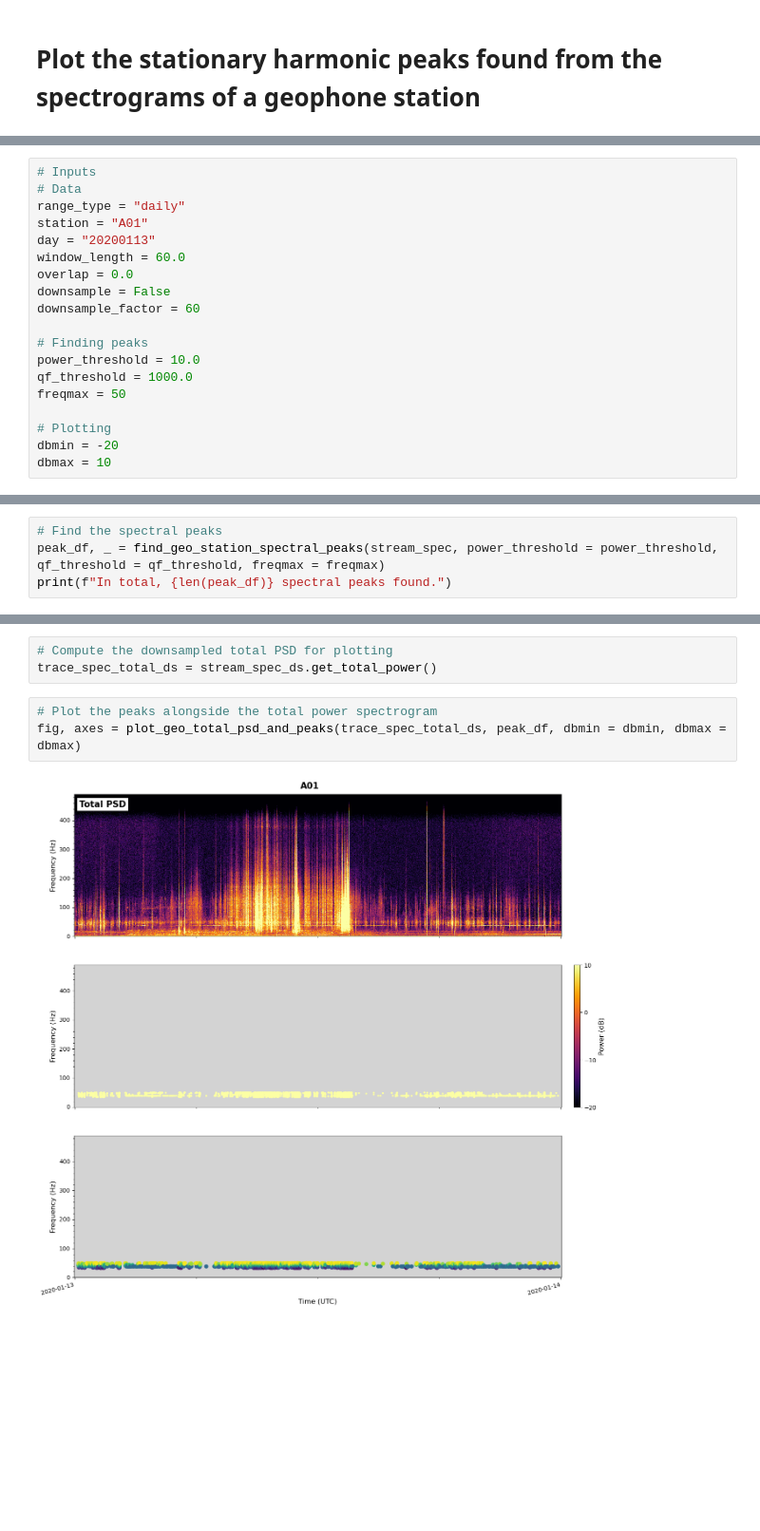
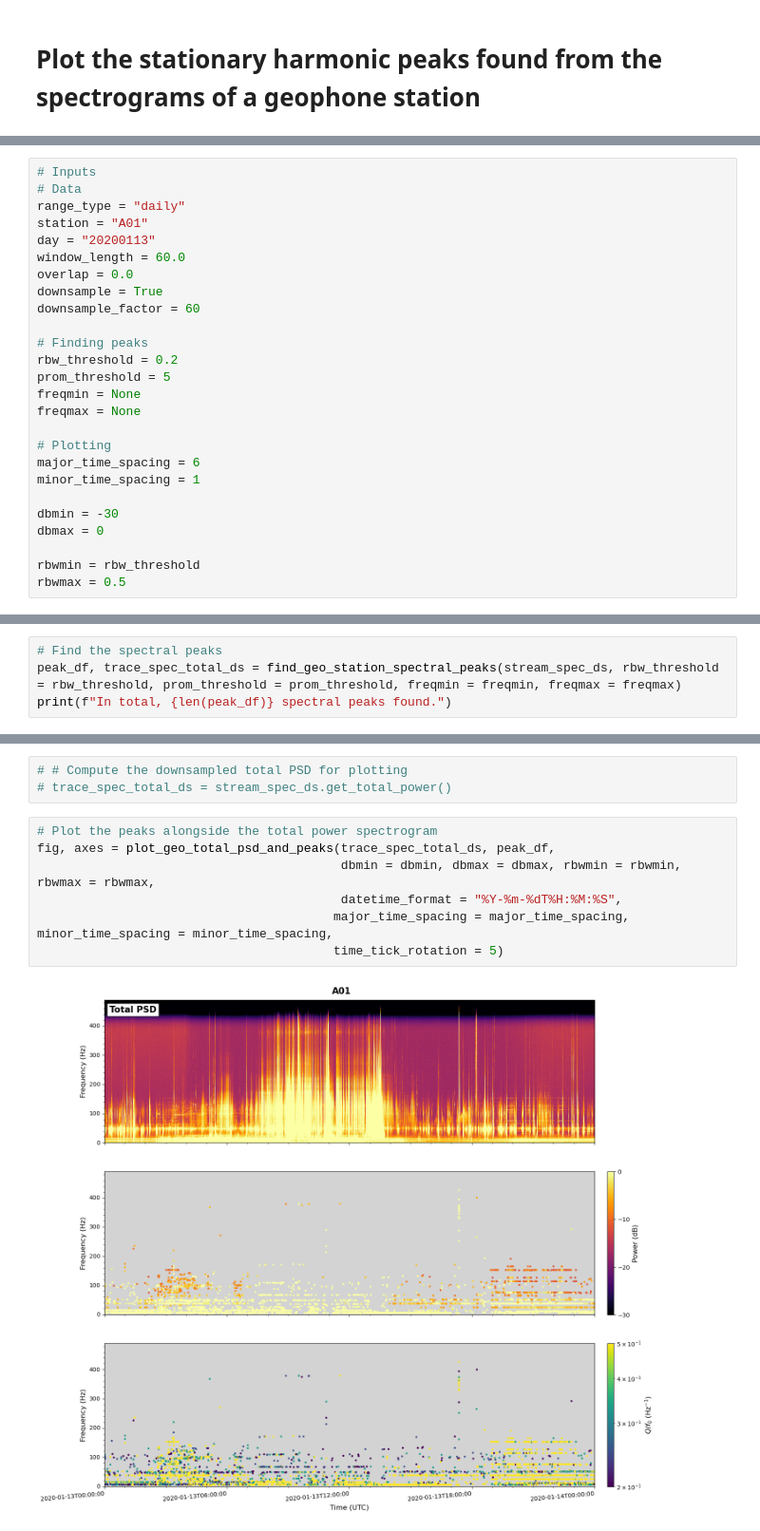
Before and after one commit to SerpRateAI/oman_microearthquakes, a Jupyter notebook: plot_geo_station_harmonic_peaks.ipynb, the cells around one changed output, grey strips where cells are left out. Shown at 95% size. Cells and saved outputs as stored; diff of their text form; blank space fills up the shorter version.

Commit message:
Fixed the bugs in the codes for detecting spectral peaks in daily geophone spectrograms

```diff
--- a/plot_geo_station_harmonic_peaks.ipynb
+++ b/plot_geo_station_harmonic_peaks.ipynb
@@ -15,17 +15,24 @@ station = "A01"
 day = "20200113"
 window_length = 60.0
 overlap = 0.0
-downsample = False
+downsample = True
 downsample_factor = 60
 
 # Finding peaks
-power_threshold = 10.0
-qf_threshold = 1000.0
-freqmax = 50
+rbw_threshold = 0.2
+prom_threshold = 5
+freqmin = None
+freqmax = None
 
 # Plotting
-dbmin = -20
-dbmax = 10
+major_time_spacing = 6
+minor_time_spacing = 1
+
+dbmin = -30
+dbmax = 0
+
+rbwmin = rbw_threshold
+rbwmax = 0.5
 # %%
 # Read the spectrograms
 
@@ -40,6 +47,6 @@ inpath = join(indir, range_type, filename)
 stream_spec_ds = read_geo_spectrograms(inpath)
 # %%
 # Find the spectral peaks
-peak_df, _ = find_geo_station_spectral_peaks(stream_spec, power_threshold = power_threshold, qf_threshold = qf_threshold, freqmax = freqmax)
+peak_df, trace_spec_total_ds = find_geo_station_spectral_peaks(stream_spec_ds, rbw_threshold = rbw_threshold, prom_threshold = prom_threshold, freqmin = freqmin, freqmax = freqmax)
 print(f"In total, {len(peak_df)} spectral peaks found.")
 # %% [output]
@@ -47,8 +54,12 @@ In total, 5101 spectral peaks found.
 # %%
-# Compute the downsampled total PSD for plotting
-trace_spec_total_ds = stream_spec_ds.get_total_power()
+# # Compute the downsampled total PSD for plotting
+# trace_spec_total_ds = stream_spec_ds.get_total_power()
 # %%
 # Plot the peaks alongside the total power spectrogram
-fig, axes = plot_geo_total_psd_and_peaks(trace_spec_total_ds, peak_df, dbmin = dbmin, dbmax = dbmax)
+fig, axes = plot_geo_total_psd_and_peaks(trace_spec_total_ds, peak_df,
+                                         dbmin = dbmin, dbmax = dbmax, rbwmin = rbwmin, rbwmax = rbwmax,
+                                         datetime_format = "%Y-%m-%dT%H:%M:%S",
+                                        major_time_spacing = major_time_spacing, minor_time_spacing = minor_time_spacing,
+                                        time_tick_rotation = 5)
 # %% [output]
-[figure, old version]
+[figure, new version]
```
Also changed, not shown: parts of 4 cells of this notebook, 6 other files.
